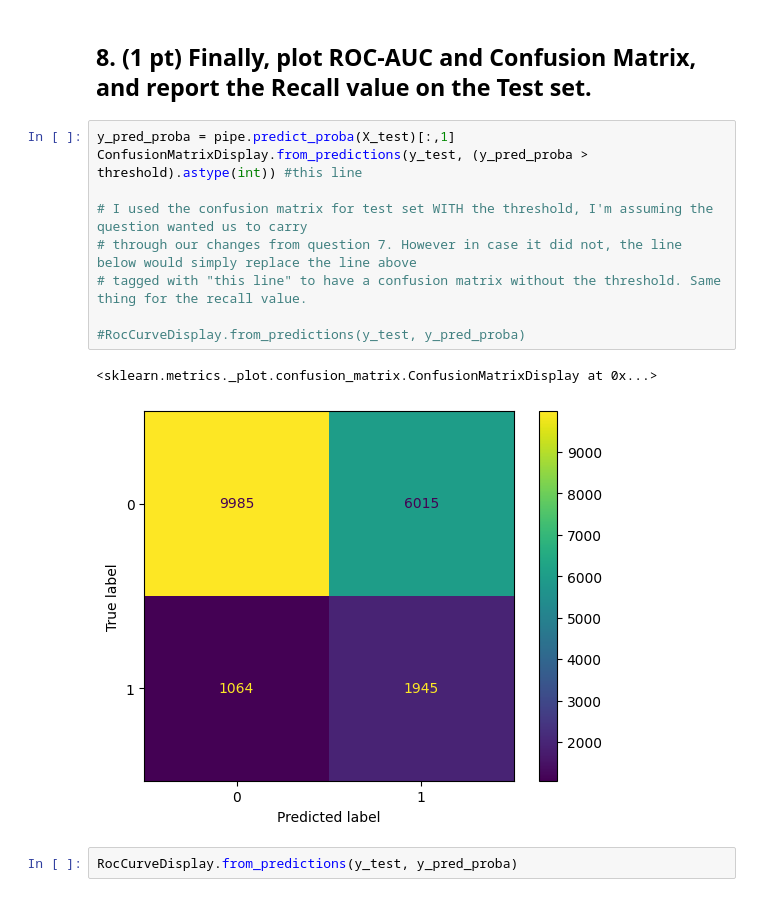
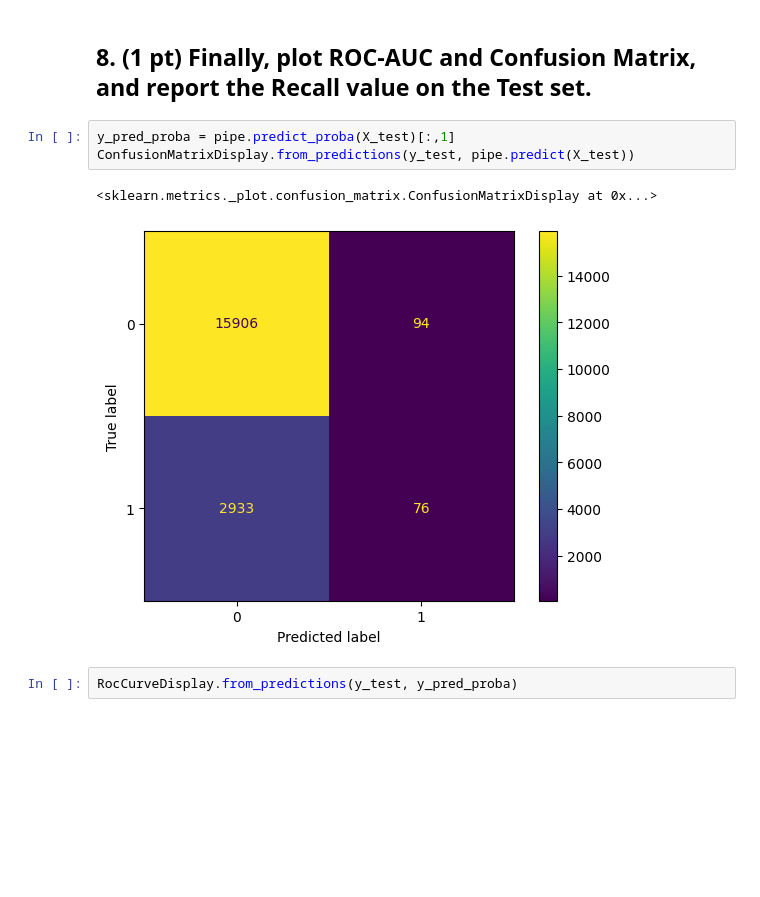
Before and after one commit to YKhalitov/College-Projects, a Jupyter notebook: RIT-Projects/Machine Learning - CSCI 335/HW5.ipynb, the cells around one changed output. Saved outputs shown, nothing was run; the diff lists cells and outputs as text; blank space fills up the shorter version.

```diff
--- a/RIT-Projects/Machine Learning - CSCI 335/HW5.ipynb
+++ b/RIT-Projects/Machine Learning - CSCI 335/HW5.ipynb
@@ -188,17 +192,11 @@ Recall value: 0.6355171267043564
 # %% [markdown]
 ## 8. (1 pt) Finally, plot ROC-AUC and Confusion Matrix, and report the Recall value on the Test set.
-# %%
-y_pred_proba = pipe.predict_proba(X_test)[:,1]
-ConfusionMatrixDisplay.from_predictions(y_test, (y_pred_proba > threshold).astype(int)) #this line
-
-# I used the confusion matrix for test set WITH the threshold, I'm assuming the question wanted us to carry
-# through our changes from question 7. However in case it did not, the line below would simply replace the line above
-# tagged with "this line" to have a confusion matrix without the threshold. Same thing for the recall value.
-
-#RocCurveDisplay.from_predictions(y_test, y_pred_proba)
-# %% [output]
-<sklearn.metrics._plot.confusion_matrix.ConfusionMatrixDisplay at 0x...>
-[figure, removed]
+# %%
+y_pred_proba = pipe.predict_proba(X_test)[:,1]
+ConfusionMatrixDisplay.from_predictions(y_test, pipe.predict(X_test))
+# %% [output]
+<sklearn.metrics._plot.confusion_matrix.ConfusionMatrixDisplay at 0x...>
+[figure, added]
 # %%
 RocCurveDisplay.from_predictions(y_test, y_pred_proba)
 # %% [output]
```
Also changed, not shown: parts of 7 cells of this notebook.
